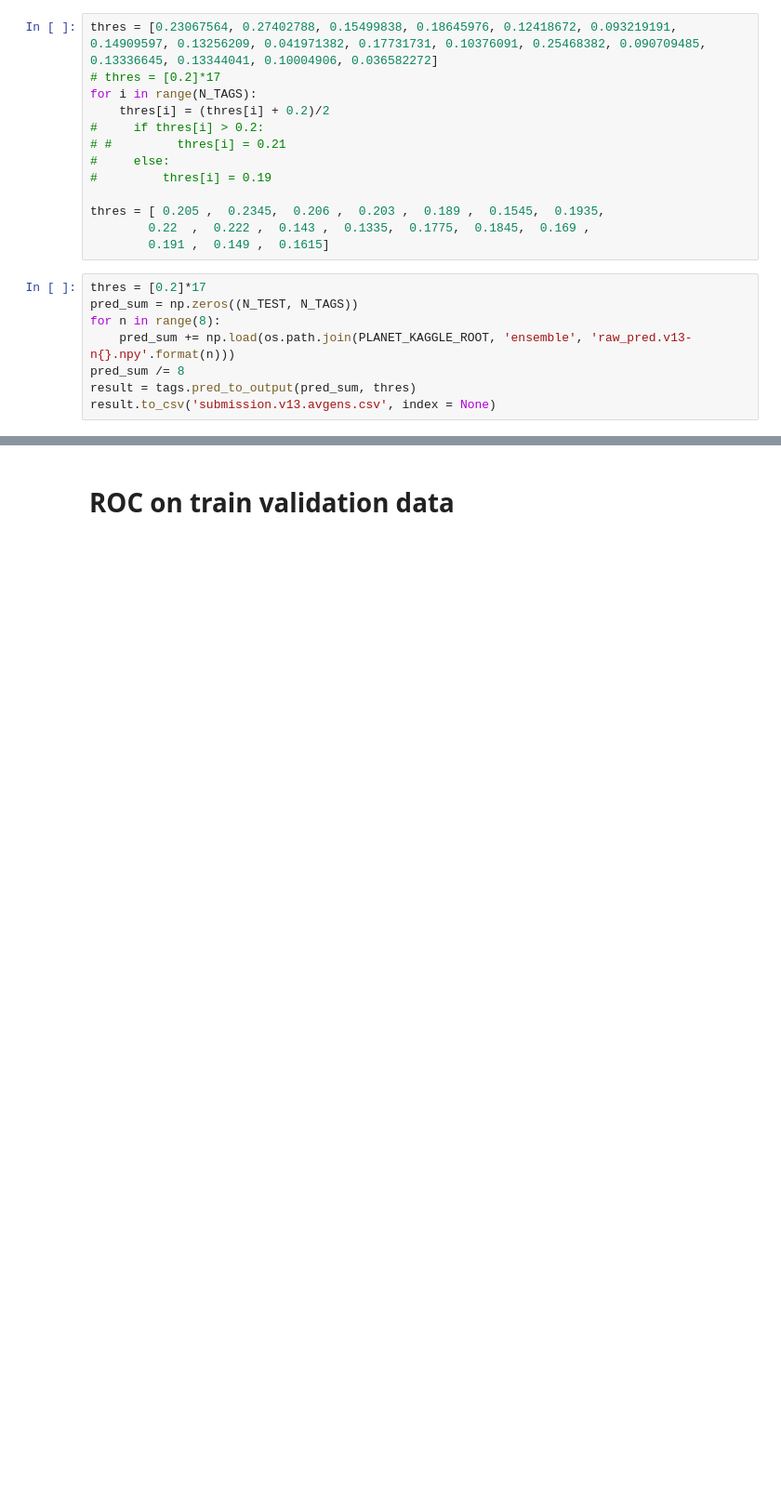
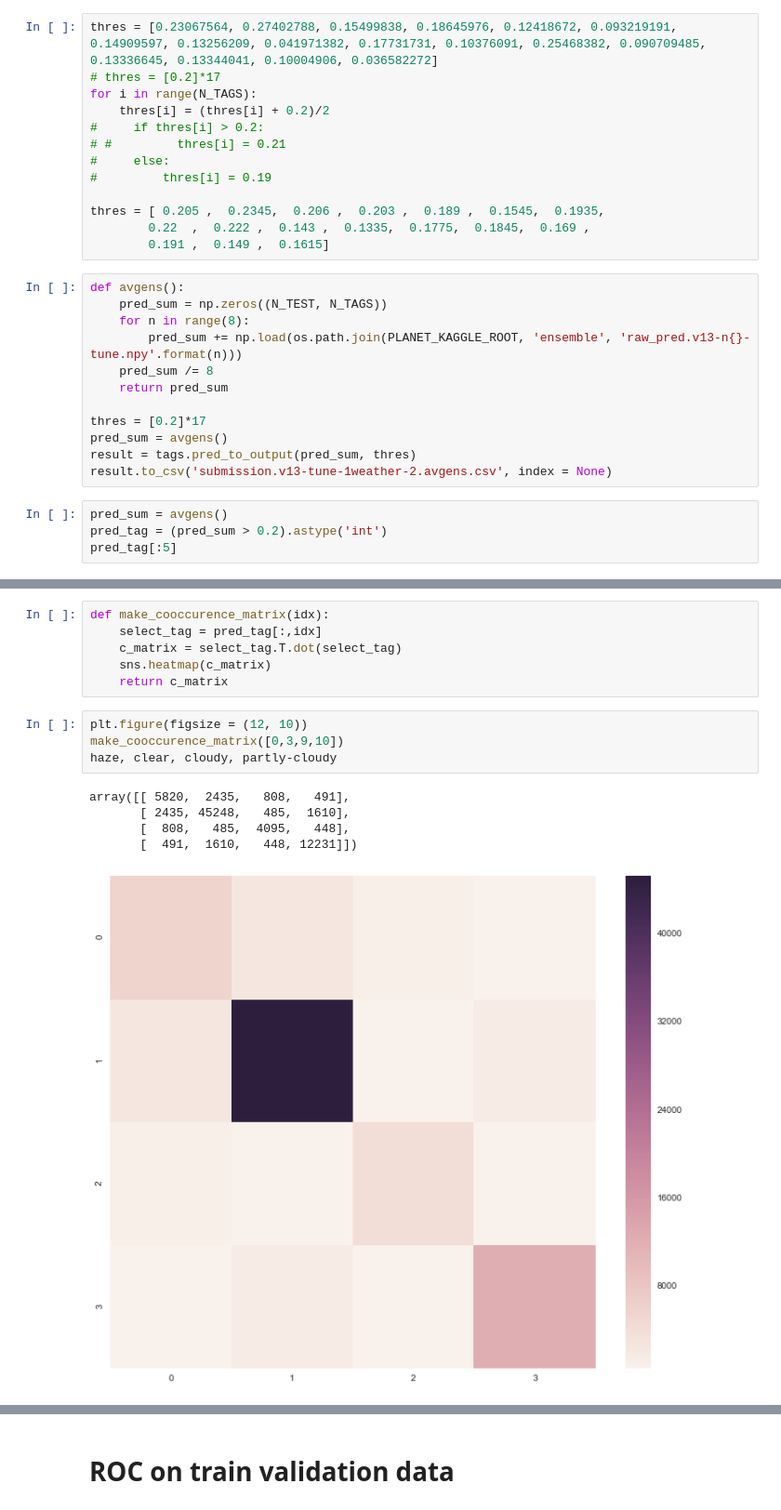
Before and after one commit to kylinorange/kaggle-planet, a Jupyter notebook: notebooks/Ensemble.ipynb, the cells around one changed output, grey strips where cells are left out. Shown at 93% size. Saved outputs shown, nothing was run; the diff lists cells and outputs as text; blank space fills up the shorter version.

```diff
--- a/Ensemble.ipynb
+++ b/notebooks/Ensemble.ipynb
@@ -62,10 +63,18 @@ thres = [ 0.205 ,  0.2345,  0.206 ,  0.203 ,  0.189 ,  0.1545,  0.1935,
         0.22  ,  0.222 ,  0.143 ,  0.1335,  0.1775,  0.1845,  0.169 ,
         0.191 ,  0.149 ,  0.1615]
 # %%
+def avgens():
+    pred_sum = np.zeros((N_TEST, N_TAGS))
+    for n in range(8):
+        pred_sum += np.load(os.path.join(PLANET_KAGGLE_ROOT, 'ensemble', 'raw_pred.v13-n{}-tune.npy'.format(n)))
+    pred_sum /= 8
+    return pred_sum
+
 thres = [0.2]*17
-pred_sum = np.zeros((N_TEST, N_TAGS))
-for n in range(8):
-    pred_sum += np.load(os.path.join(PLANET_KAGGLE_ROOT, 'ensemble', 'raw_pred.v13-n{}.npy'.format(n)))
-pred_sum /= 8
+pred_sum = avgens()
 result = tags.pred_to_output(pred_sum, thres)
-result.to_csv('submission.v13.avgens.csv', index = None)
+result.to_csv('submission.v13-tune-1weather-2.avgens.csv', index = None)
+# %%
+pred_sum = avgens()
+pred_tag = (pred_sum > 0.2).astype('int')
+pred_tag[:5]
@@ -71,0 +87,16 @@ result.to_csv('submission.v13.avgens.csv', index = None)
+# %%
+def make_cooccurence_matrix(idx):
+    select_tag = pred_tag[:,idx]
+    c_matrix = select_tag.T.dot(select_tag)
+    sns.heatmap(c_matrix)
+    return c_matrix
+# %%
+plt.figure(figsize = (12, 10))
+make_cooccurence_matrix([0,3,9,10])
+haze, clear, cloudy, partly-cloudy
+# %% [output]
+array([[ 5820,  2435,   808,   491],
+       [ 2435, 45248,   485,  1610],
+       [  808,   485,  4095,   448],
+       [  491,  1610,   448, 12231]])
+[figure, added]
```
Also changed, not shown: parts of 15 cells of this notebook, 27 other files.
